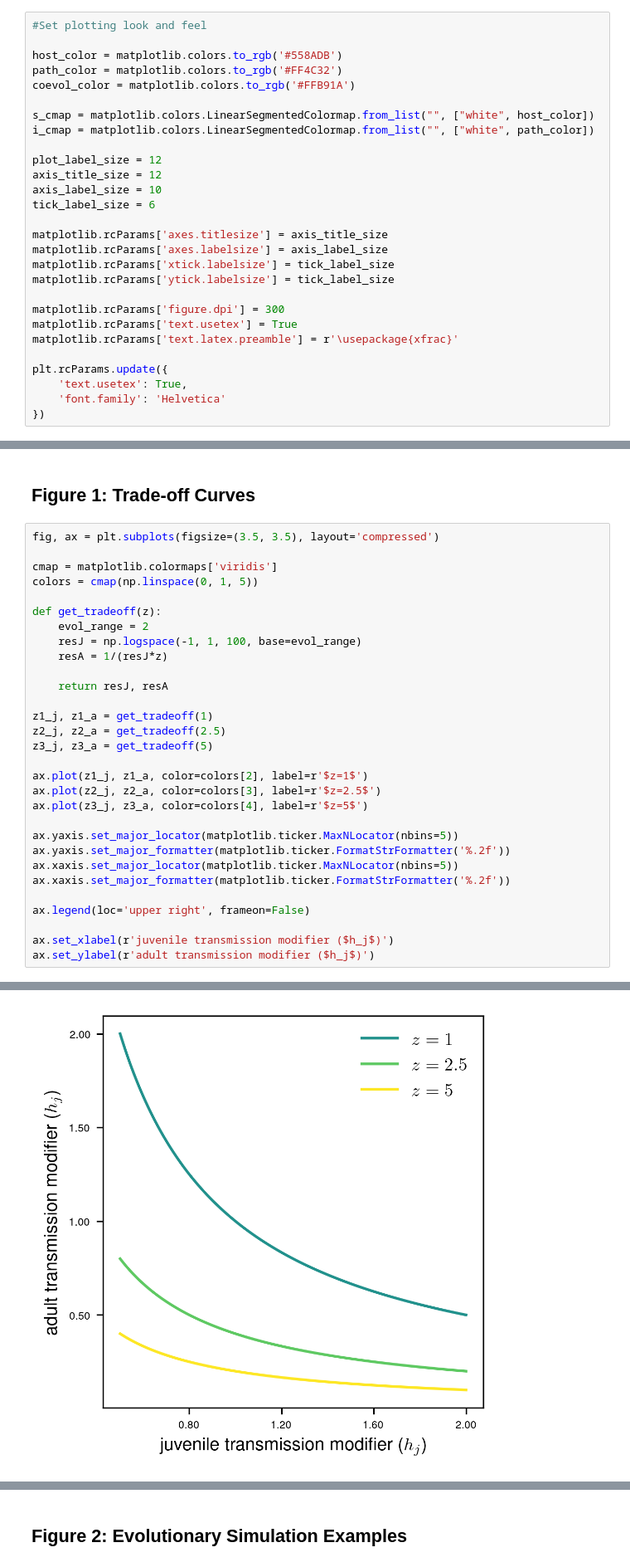
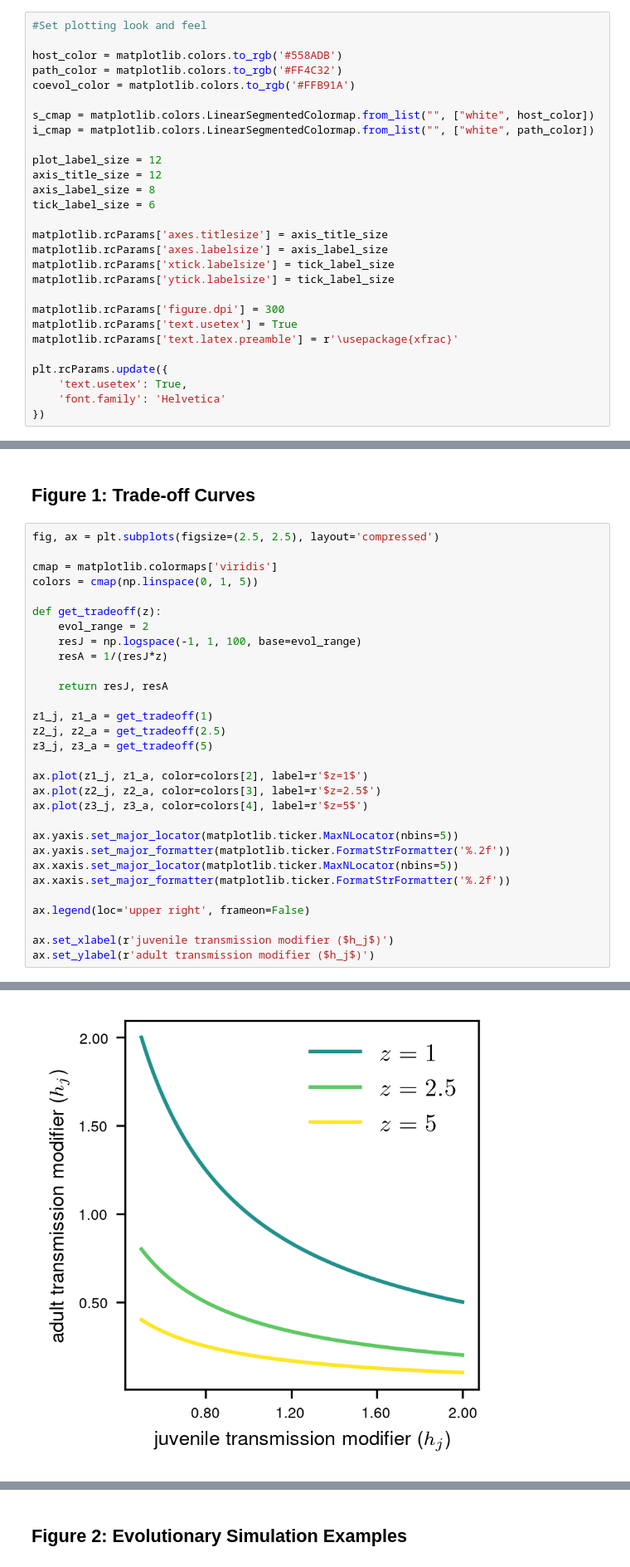
Before and after one commit to svhulse/transmission-coevolution, a Jupyter notebook: figures.ipynb, the cells around one changed output, grey strips where cells are left out. Shown at 83% size. Cells and saved outputs as stored; diff of their text form.

```diff
--- a/figures.ipynb
+++ b/figures.ipynb
@@ -17,7 +17,7 @@ i_cmap = matplotlib.colors.LinearSegmentedColormap.from_list("", ["white", path_
 
 plot_label_size = 12
 axis_title_size = 12
-axis_label_size = 10
+axis_label_size = 8
 tick_label_size = 6
 
 matplotlib.rcParams['axes.titlesize'] = axis_title_size
@@ -54,36 +54,36 @@ coevol_model = ModelAnalysis(mode='coevol', **params)
 # %% [markdown]
 ## Figure 1: Trade-off Curves
 # %%
-fig, ax = plt.subplots(figsize=(3.5, 3.5), layout='compressed')
+fig, ax = plt.subplots(figsize=(2.5, 2.5), layout='compressed')
 
 cmap = matplotlib.colormaps['viridis']
 colors = cmap(np.linspace(0, 1, 5))
 
 def get_tradeoff(z):
     evol_range = 2
     resJ = np.logspace(-1, 1, 100, base=evol_range)
     resA = 1/(resJ*z)
 
     return resJ, resA
 
 z1_j, z1_a = get_tradeoff(1)
 z2_j, z2_a = get_tradeoff(2.5)
 z3_j, z3_a = get_tradeoff(5)
 
 ax.plot(z1_j, z1_a, color=colors[2], label=r'$z=1$')
 ax.plot(z2_j, z2_a, color=colors[3], label=r'$z=2.5$')
 ax.plot(z3_j, z3_a, color=colors[4], label=r'$z=5$')
 
 ax.yaxis.set_major_locator(matplotlib.ticker.MaxNLocator(nbins=5))
 ax.yaxis.set_major_formatter(matplotlib.ticker.FormatStrFormatter('%.2f'))
 ax.xaxis.set_major_locator(matplotlib.ticker.MaxNLocator(nbins=5))
 ax.xaxis.set_major_formatter(matplotlib.ticker.FormatStrFormatter('%.2f'))
 
 ax.legend(loc='upper right', frameon=False)
 
 ax.set_xlabel(r'juvenile transmission modifier ($h_j$)')
 ax.set_ylabel(r'adult transmission modifier ($h_j$)')
 # %% [output]
 Text(0, 0.5, 'adult transmission modifier ($h_j$)')
-[figure, old version]
+[figure, new version]
 # %%
```
Also changed, not shown: parts of 10 cells of this notebook, 4 other files.
